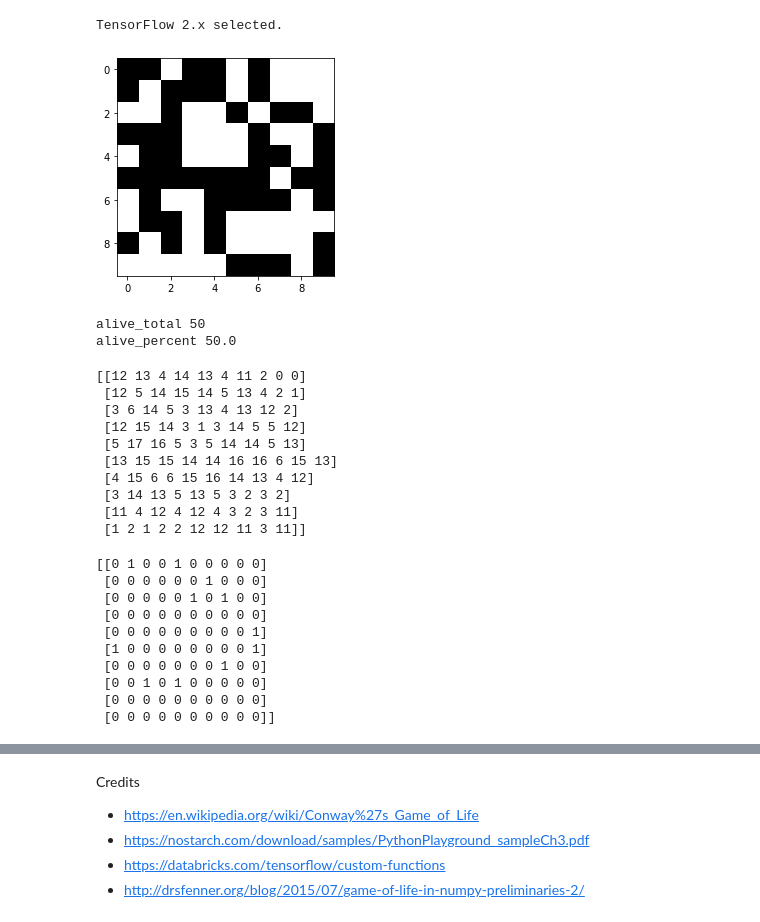
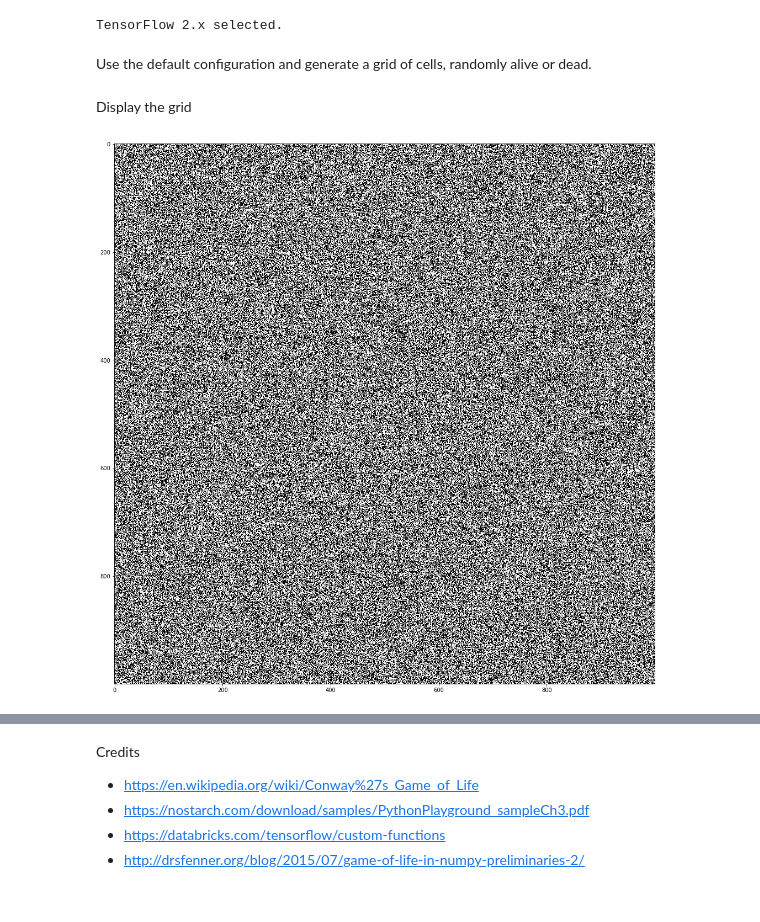
Before and after one commit to eireford/ConwayLifeTensorFlow, a Jupyter notebook: ConWayLifeTensorflow.ipynb, the cells around one changed output, grey strips where cells are left out. Drawn from its saved outputs; the diff is of its cells as text; code cells hidden in the pictures.

```diff
--- a/ConWayLifeTensorflow.ipynb
+++ b/ConWayLifeTensorflow.ipynb
@@ -22,22 +30,24 @@ import matplotlib.colors as mcolors
 # %%
-floor_size = 10
-floor_shape = (floor_size,floor_size)
-#for reproducability reuse seed
-seed = (1000)
-random_floor = tf.round((tf.random.uniform(floor_shape,dtype=tf.float32, seed=seed, name='random_floor')))
+def random_uniform_grid(shape,seed):
+  return tf.round(tf.random.uniform(shape=shape,dtype=tf.float32, seed=seed))
+# %% [markdown]
+Use the default configuration and generate a grid of cells, randomly alive or dead.
+# %%
+config = default_config()
+grid_shape, seed, preferred_size_inches, = config.values()
+grid = random_uniform_grid(grid_shape,seed)
+# %% [markdown]
+Display the grid
 # %%
-#plt.gcf().set_size_inches(6,6)
-figure_1 = plt.imshow(tf.slice(random_floor,(0,0),(10,10)),cmap='Greys',origin='upper',interpolation='nearest')
+plt.gcf().set_size_inches(preferred_size_inches,preferred_size_inches)
+figure_1 = plt.imshow(grid,cmap='Greys',origin='upper',interpolation='nearest')
 # %% [output]
-[figure, old version]
+[figure, new version]
 # %%
-alive_total = tf.reduce_sum(random_floor)
-ratio_alive = tf.divide(alive_total,floor_shape[0]*floor_shape[1])
+alive_total = tf.reduce_sum(grid)
+ratio_alive = alive_total/(grid_shape[0]*grid_shape[1])
 print("alive_total",int(alive_total))
 print("alive_percent",float(ratio_alive*100))
-# %% [output]
-alive_total 50
-alive_percent 50.0
 # %%
 livable_filter = tf.constant([
                                 [1,1,1],
@@ -50,31 +61,0 @@ livable_convolution = tf.reshape(tf.nn.conv2d(image,kernal,[1,1,1,1],"SAME"),[10
-# %%
-tf.print(livable_convolution,summarize=-1)
-# %% [output]
-[[12 13 4 14 13 4 11 2 0 0]
- [12 5 14 15 14 5 13 4 2 1]
- [3 6 14 5 3 13 4 13 12 2]
- [12 15 14 3 1 3 14 5 5 12]
- [5 17 16 5 3 5 14 14 5 13]
- [13 15 15 14 14 16 16 6 15 13]
- [4 15 6 6 15 16 14 13 4 12]
- [3 14 13 5 13 5 3 2 3 2]
- [11 4 12 4 12 4 3 2 3 11]
- [1 2 1 2 2 12 12 11 3 11]]
-# %%
-stage1 = tf.where(livable_convolution == 3,13,livable_convolution)
-#tf.print(stage1,summarize=-1)
-stage2 = tf.where(livable_convolution == 12,13,livable_convolution)
-#tf.print(stage2,summarize=-1)
-stage3 = tf.where(livable_convolution != 13,0,1)
-tf.print(stage3,summarize=-1)
-# %% [output]
-[[0 1 0 0 1 0 0 0 0 0]
- [0 0 0 0 0 0 1 0 0 0]
- [0 0 0 0 0 1 0 1 0 0]
- [0 0 0 0 0 0 0 0 0 0]
- [0 0 0 0 0 0 0 0 0 1]
- [1 0 0 0 0 0 0 0 0 1]
- [0 0 0 0 0 0 0 1 0 0]
- [0 0 1 0 1 0 0 0 0 0]
- [0 0 0 0 0 0 0 0 0 0]
- [0 0 0 0 0 0 0 0 0 0]]
```
Also changed, not shown: parts of 9 cells of this notebook.
